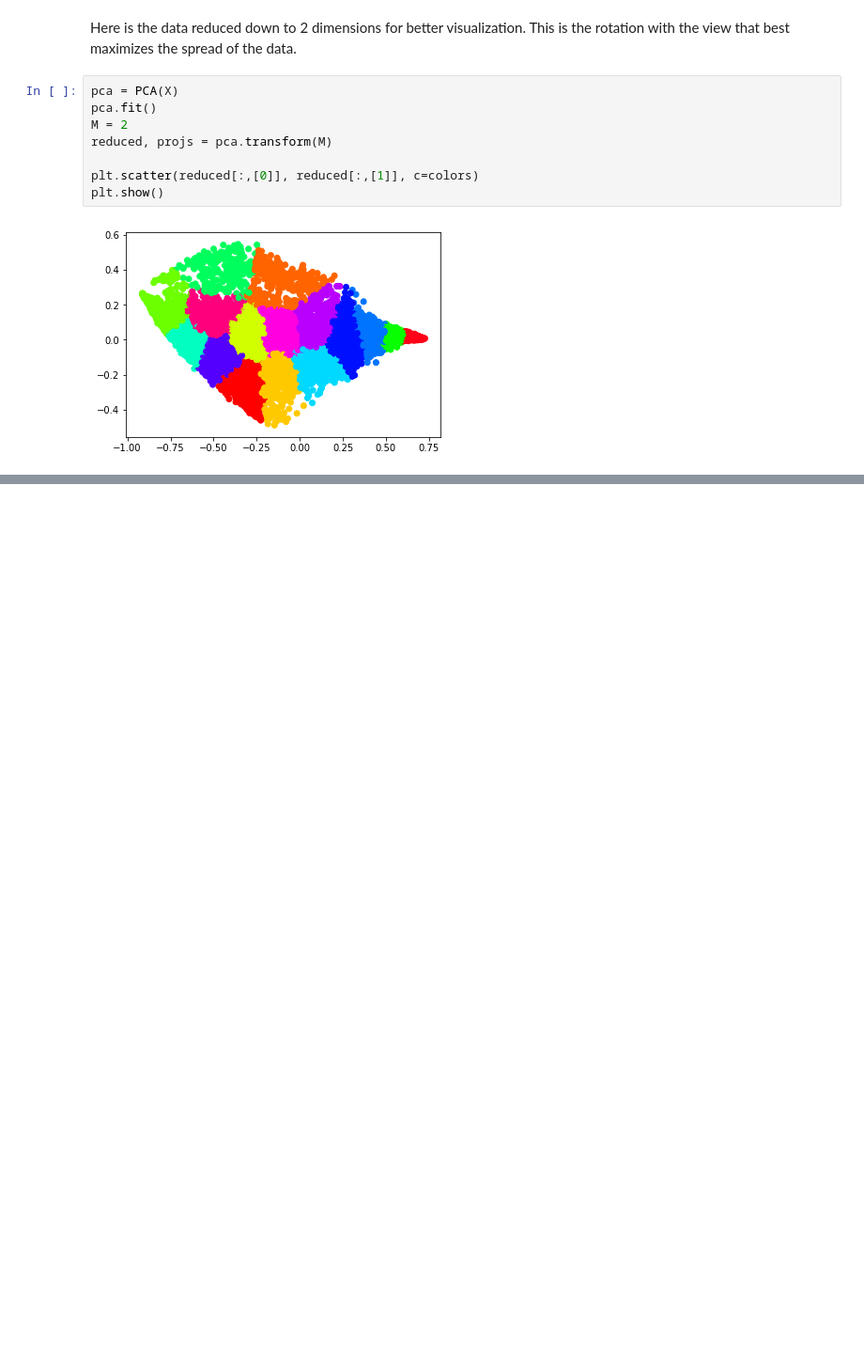
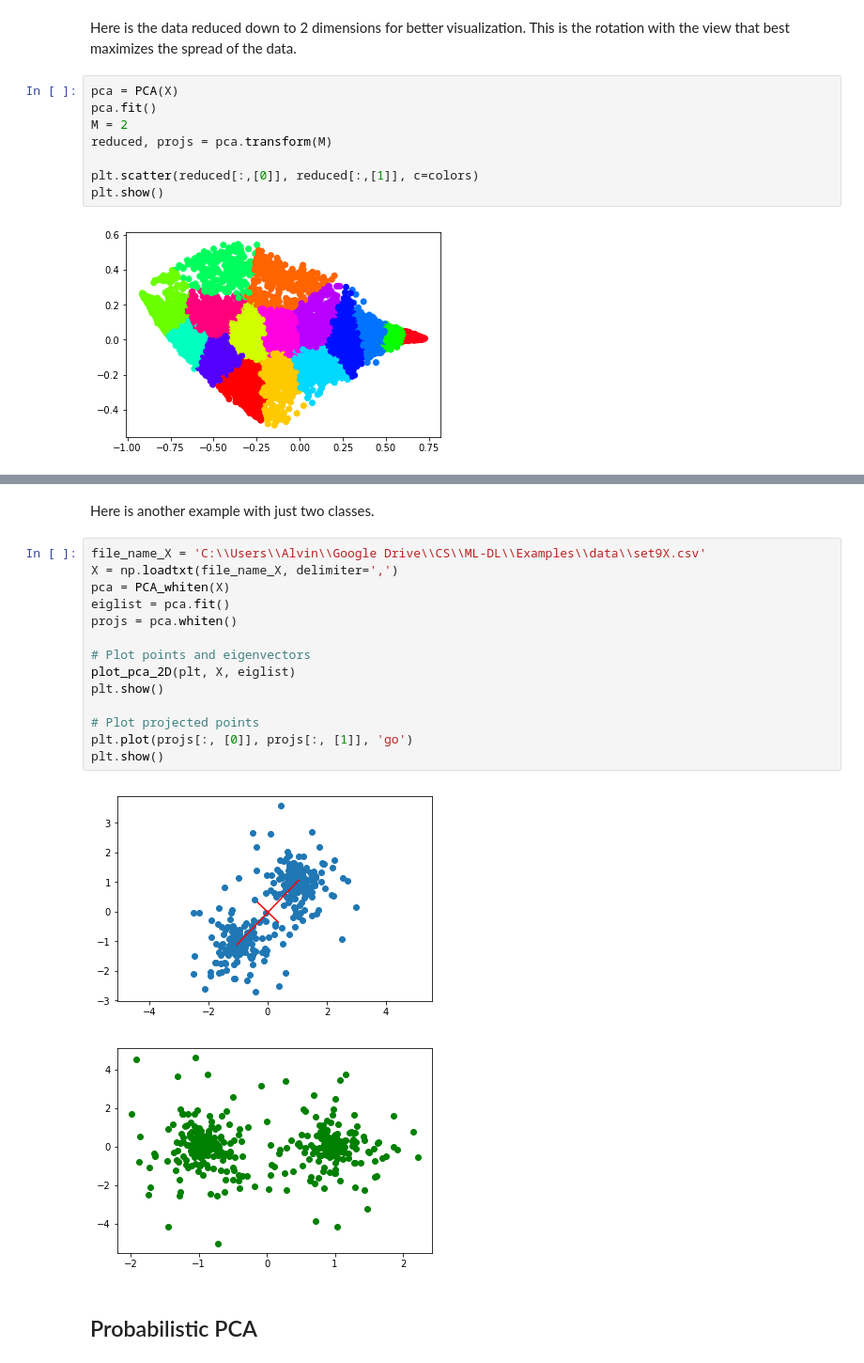
Before and after one commit to alvzzz/notebooks, a Jupyter notebook: PCA.ipynb, the cells around one changed output, grey strips where cells are left out. Shown at 94% size. Saved outputs shown, nothing was run; the diff lists cells and outputs as text; blank space fills up the shorter version.

```diff
--- a/PCA.ipynb
+++ b/PCA.ipynb
@@ -192,0 +233,21 @@ TODO:
+# %% [markdown]
+Here is another example with just two classes.
+# %%
+file_name_X = 'C:\\Users\\Alvin\\Google Drive\\CS\\ML-DL\\Examples\\data\\set9X.csv'
+X = np.loadtxt(file_name_X, delimiter=',')
+pca = PCA_whiten(X)
+eiglist = pca.fit()
+projs = pca.whiten()
+
+# Plot points and eigenvectors
+plot_pca_2D(plt, X, eiglist)
+plt.show()
+
+# Plot projected points
+plt.plot(projs[:, [0]], projs[:, [1]], 'go')
+plt.show()
+# %% [output]
+[figure, added]
+[figure, added]
+# %% [markdown]
+## Probabilistic PCA
```
Also changed, not shown: parts of 16 cells of this notebook.
